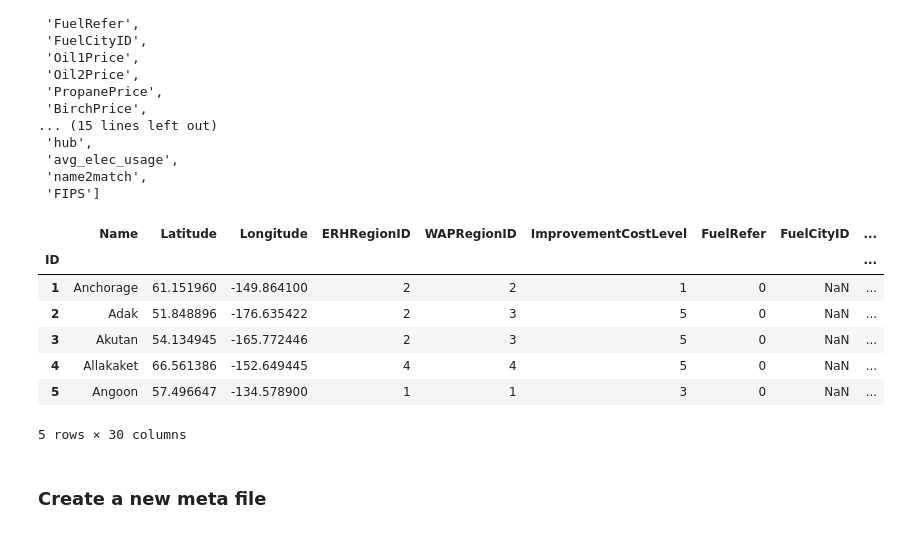
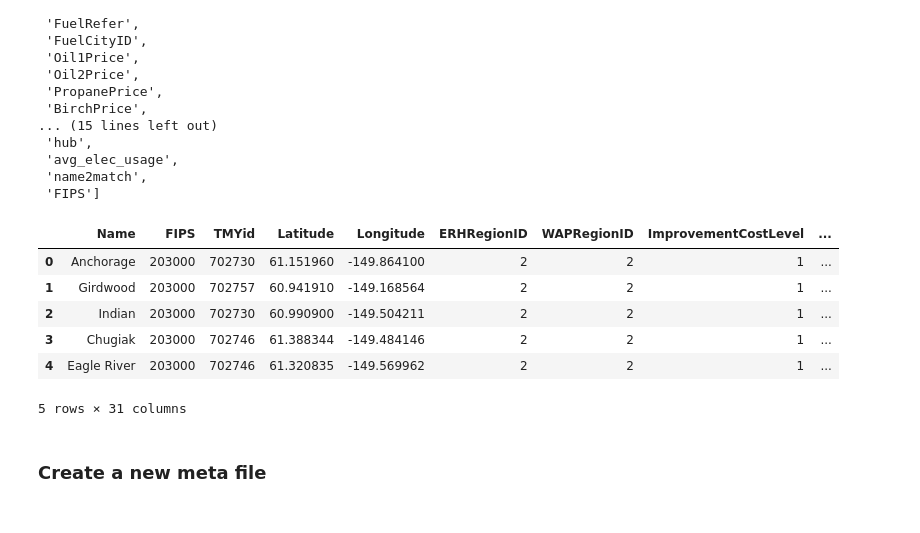
Before and after one commit to leungkp/akwlib-export, a Jupyter notebook: amendCity.ipynb, the cells around one changed output. Saved outputs shown, nothing was run; the diff lists cells and outputs as text; code cells hidden in the pictures.

```diff
--- a/amendCity.ipynb
+++ b/amendCity.ipynb
@@ -113,17 +113,15 @@ cols = [
 merged_data = merged_data[cols]
 # %%
 # start with here because the data is already merged with FIPS
-merged_data = city_HPC
 merged_data.head()
 # %% [output]
-|  | Name | Latitude | Longitude | ERHRegionID | WAPRegionID | ImprovementCostLevel | FuelRefer | FuelCityID | ... |
-| ID |  |  |  |  |  |  |  |  | ... |
-| 1 | Anchorage | 61.151960 | -149.864100 | 2 | 2 | 1 | 0 | NaN | ... |
-| 2 | Adak | 51.848896 | -176.635422 | 2 | 3 | 5 | 0 | NaN | ... |
-| 3 | Akutan | 54.134945 | -165.772446 | 2 | 3 | 5 | 0 | NaN | ... |
-| 4 | Allakaket | 66.561386 | -152.649445 | 4 | 4 | 5 | 0 | NaN | ... |
-| 5 | Angoon | 57.496647 | -134.578900 | 1 | 1 | 3 | 0 | NaN | ... |
+|  | Name | FIPS | TMYid | Latitude | Longitude | ERHRegionID | WAPRegionID | ImprovementCostLevel | ... |
+| 0 | Anchorage | 203000 | 702730 | 61.151960 | -149.864100 | 2 | 2 | 1 | ... |
+| 1 | Girdwood | 203000 | 702757 | 60.941910 | -149.168564 | 2 | 2 | 1 | ... |
+| 2 | Indian | 203000 | 702730 | 60.990900 | -149.504211 | 2 | 2 | 1 | ... |
+| 3 | Chugiak | 203000 | 702746 | 61.388344 | -149.484146 | 2 | 2 | 1 | ... |
+| 4 | Eagle River | 203000 | 702746 | 61.320835 | -149.569962 | 2 | 2 | 1 | ... |
-5 rows × 30 columns
+5 rows × 31 columns
 # %%
 merged_data.to_pickle('data/v01/city.pkl', compression = "bz2")
 merged_data.to_csv('data/v01/city.csv', index=False)
```
Also changed, not shown: 2 other files.
